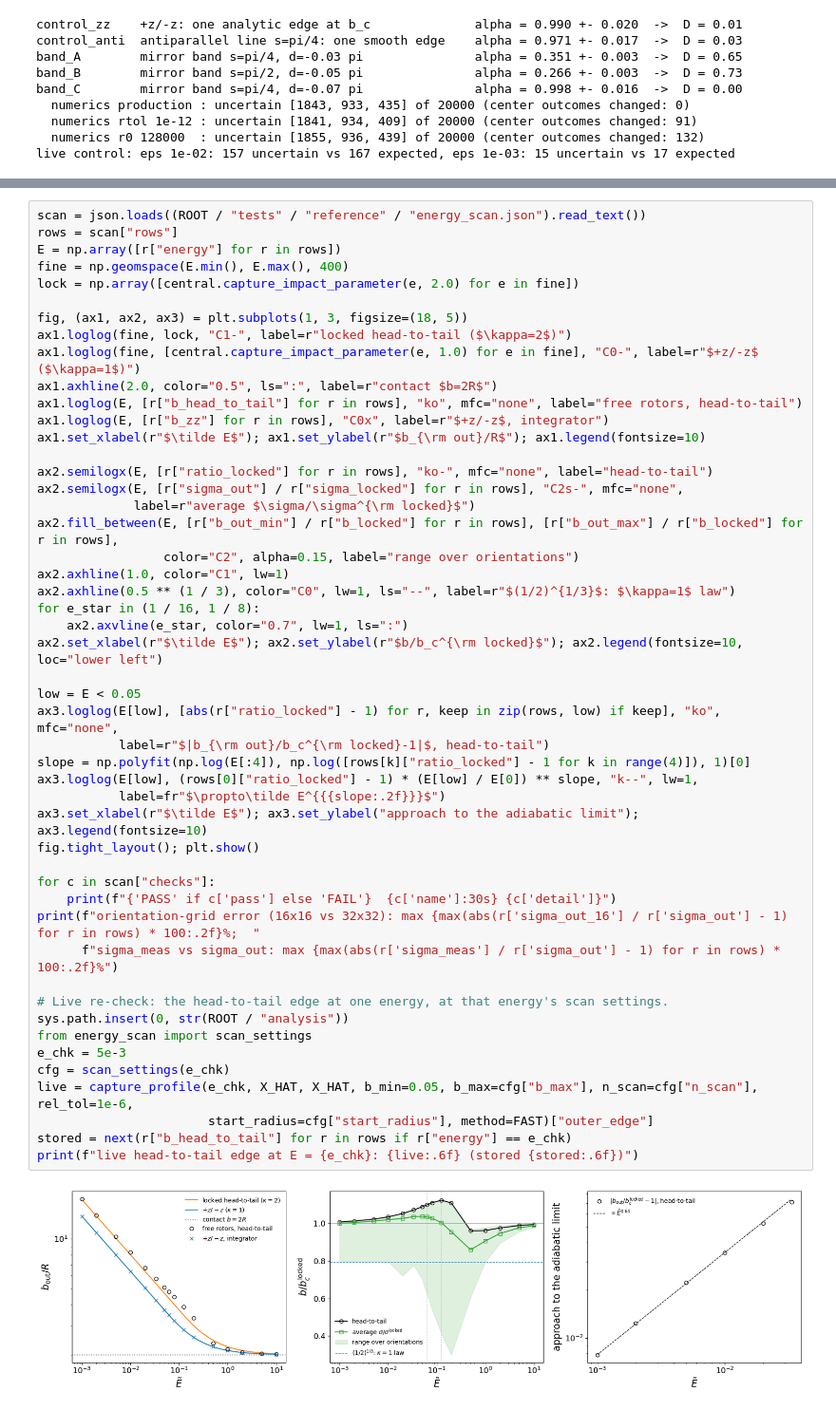
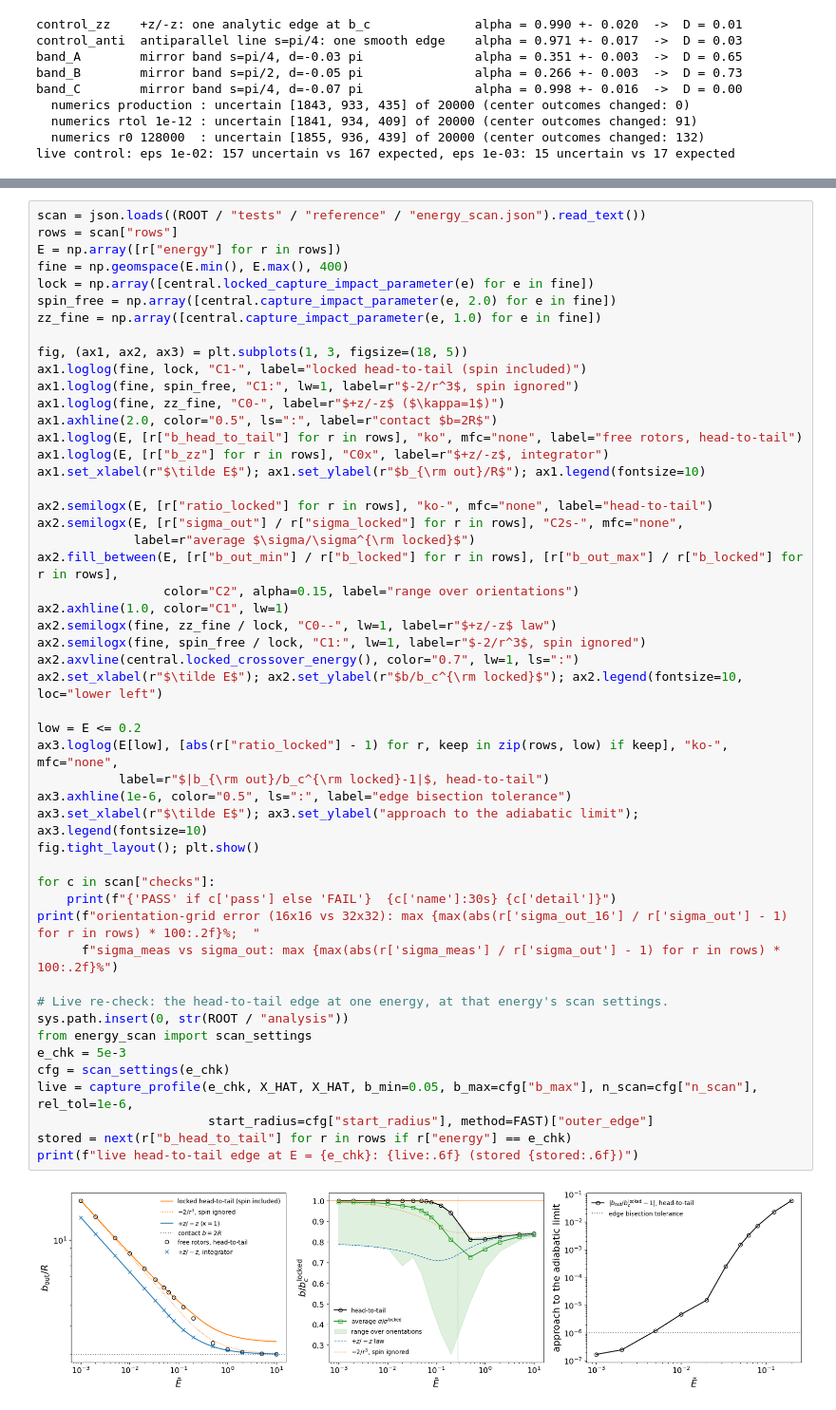
Before and after one commit to seanbartz/magnetOrbits, a Jupyter notebook: notebooks/progress_summary.ipynb, the cells around one changed output, grey strips where cells are left out. Shown at 95% size. Drawn from its saved outputs; the diff is of its cells as text.

```diff
--- a/notebooks/progress_summary.ipynb
+++ b/notebooks/progress_summary.ipynb
@@ -1080,50 +1109,51 @@ scan = json.loads((ROOT / "tests" / "reference" / "energy_scan.json").read_text(
 rows = scan["rows"]
 E = np.array([r["energy"] for r in rows])
 fine = np.geomspace(E.min(), E.max(), 400)
-lock = np.array([central.capture_impact_parameter(e, 2.0) for e in fine])
+lock = np.array([central.locked_capture_impact_parameter(e) for e in fine])
+spin_free = np.array([central.capture_impact_parameter(e, 2.0) for e in fine])
+zz_fine = np.array([central.capture_impact_parameter(e, 1.0) for e in fine])
 
 fig, (ax1, ax2, ax3) = plt.subplots(1, 3, figsize=(18, 5))
-ax1.loglog(fine, lock, "C1-", label=r"locked head-to-tail ($\kappa=2$)")
-ax1.loglog(fine, [central.capture_impact_parameter(e, 1.0) for e in fine], "C0-", label=r"$+z/-z$ ($\kappa=1$)")
+ax1.loglog(fine, lock, "C1-", label="locked head-to-tail (spin included)")
+ax1.loglog(fine, spin_free, "C1:", lw=1, label=r"$-2/r^3$, spin ignored")
+ax1.loglog(fine, zz_fine, "C0-", label=r"$+z/-z$ ($\kappa=1$)")
 ax1.axhline(2.0, color="0.5", ls=":", label=r"contact $b=2R$")
 ax1.loglog(E, [r["b_head_to_tail"] for r in rows], "ko", mfc="none", label="free rotors, head-to-tail")
 ax1.loglog(E, [r["b_zz"] for r in rows], "C0x", label=r"$+z/-z$, integrator")
 ax1.set_xlabel(r"$\tilde E$"); ax1.set_ylabel(r"$b_{\rm out}/R$"); ax1.legend(fontsize=10)
 
 ax2.semilogx(E, [r["ratio_locked"] for r in rows], "ko-", mfc="none", label="head-to-tail")
 ax2.semilogx(E, [r["sigma_out"] / r["sigma_locked"] for r in rows], "C2s-", mfc="none",
              label=r"average $\sigma/\sigma^{\rm locked}$")
 ax2.fill_between(E, [r["b_out_min"] / r["b_locked"] for r in rows], [r["b_out_max"] / r["b_locked"] for r in rows],
                  color="C2", alpha=0.15, label="range over orientations")
 ax2.axhline(1.0, color="C1", lw=1)
-ax2.axhline(0.5 ** (1 / 3), color="C0", lw=1, ls="--", label=r"$(1/2)^{1/3}$: $\kappa=1$ law")
-for e_star in (1 / 16, 1 / 8):
-    ax2.axvline(e_star, color="0.7", lw=1, ls=":")
+ax2.semilogx(fine, zz_fine / lock, "C0--", lw=1, label=r"$+z/-z$ law")
+ax2.semilogx(fine, spin_free / lock, "C1:", lw=1, label=r"$-2/r^3$, spin ignored")
+ax2.axvline(central.locked_crossover_energy(), color="0.7", lw=1, ls=":")
 ax2.set_xlabel(r"$\tilde E$"); ax2.set_ylabel(r"$b/b_c^{\rm locked}$"); ax2.legend(fontsize=10, loc="lower left")
 
-low = E < 0.05
-ax3.loglog(E[low], [abs(r["ratio_locked"] - 1) for r, keep in zip(rows, low) if keep], "ko", mfc="none",
+low = E <= 0.2
+ax3.loglog(E[low], [abs(r["ratio_locked"] - 1) for r, keep in zip(rows, low) if keep], "ko-", mfc="none",
            label=r"$|b_{\rm out}/b_c^{\rm locked}-1|$, head-to-tail")
-slope = np.polyfit(np.log(E[:4]), np.log([rows[k]["ratio_locked"] - 1 for k in range(4)]), 1)[0]
-ax3.loglog(E[low], (rows[0]["ratio_locked"] - 1) * (E[low] / E[0]) ** slope, "k--", lw=1,
-           label=fr"$\propto\tilde E^{{{slope:.2f}}}$")
+ax3.axhline(1e-6, color="0.5", ls=":", label="edge bisection tolerance")
 ax3.set_xlabel(r"$\tilde E$"); ax3.set_ylabel("approach to the adiabatic limit"); ax3.legend(fontsize=10)
 fig.tight_layout(); plt.show()
 
 for c in scan["checks"]:
     print(f"{'PASS' if c['pass'] else 'FAIL'}  {c['name']:30s} {c['detail']}")
 print(f"orientation-grid error (16x16 vs 32x32): max {max(abs(r['sigma_out_16'] / r['sigma_out'] - 1) for r in rows) * 100:.2f}%;  "
       f"sigma_meas vs sigma_out: max {max(abs(r['sigma_meas'] / r['sigma_out'] - 1) for r in rows) * 100:.2f}%")
 
 # Live re-check: the head-to-tail edge at one energy, at that energy's scan settings.
 sys.path.insert(0, str(ROOT / "analysis"))
 from energy_scan import scan_settings
 e_chk = 5e-3
 cfg = scan_settings(e_chk)
 live = capture_profile(e_chk, X_HAT, X_HAT, b_min=0.05, b_max=cfg["b_max"], n_scan=cfg["n_scan"], rel_tol=1e-6,
                        start_radius=cfg["start_radius"], method=FAST)["outer_edge"]
 stored = next(r["b_head_to_tail"] for r in rows if r["energy"] == e_chk)
 print(f"live head-to-tail edge at E = {e_chk}: {live:.6f} (stored {stored:.6f})")
 # %% [output]
-[figure, old version]
+[figure, new version]
 PASS  +z/-z edge vs analytic         max rel err 4.5e-08 over 16 energies (both branches)
```
Also changed, not shown: parts of 23 cells of this notebook, 5 other files.
